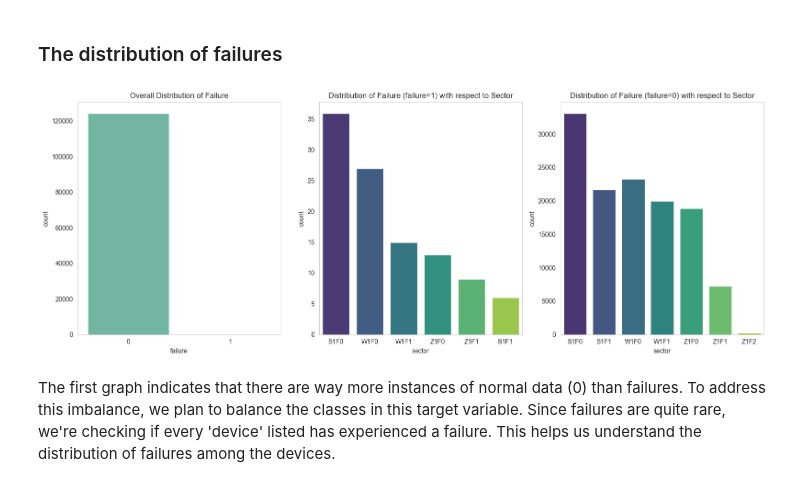
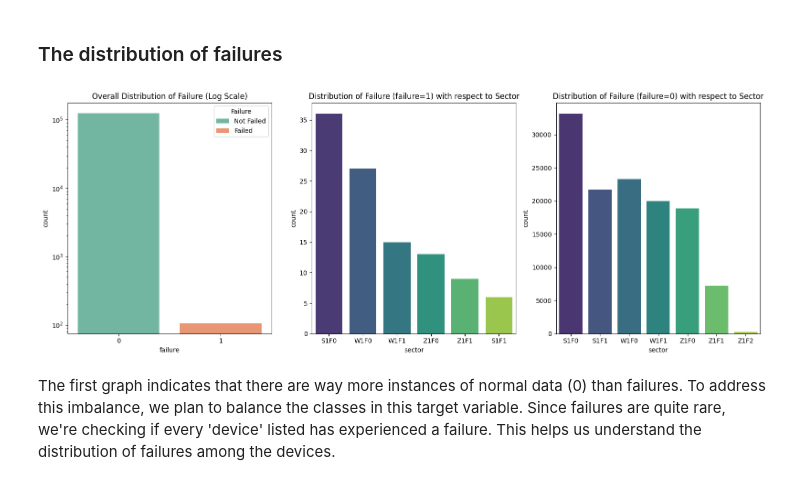
Before and after one commit to mona-shiri/Supply_Chain, a Jupyter notebook: Manufacturing.ipynb, the cells around one changed output. Cells and saved outputs as stored; diff of their text form; code cells hidden in the pictures.

```diff
--- a/Manufacturing.ipynb
+++ b/Manufacturing.ipynb
@@ -220,28 +220,34 @@ dtype: int64
 # %%
 plt.figure(figsize=(16, 6))
 
 # Overal distribution of failure
+'''plt.subplot(1, 3, 1)
+sns.countplot(x='failure', data=df_devices, palette='Set2')
+plt.title('Overall Distribution of Failure')'''
 plt.subplot(1, 3, 1)
 sns.countplot(x='failure', data=df_devices, palette='Set2')
-plt.title('Overall Distribution of Failure')
+plt.yscale('log')  # Set the y-axis to a logarithmic scale
+plt.title('Overall Distribution of Failure (Log Scale)')
+plt.legend(title='Failure', labels={'Not Failed': 0, 'Failed': 1})
+
 
 # Plot the distribution of 'failure' with respect to 'device' for failure=1
 plt.subplot(1, 3, 2)
 sns.countplot(x="sector", data=df_devices.loc[df_devices["failure"] == 1], palette='viridis')
 plt.title('Distribution of Failure (failure=1) with respect to Sector')
 
 # Plot the distribution of 'failure' with respect to 'device' for failure=0
 plt.subplot(1, 3, 3)
 sns.countplot(x="sector", data=df_devices.loc[df_devices["failure"] == 0], palette='viridis')
 plt.title('Distribution of Failure (failure=0) with respect to Sector')
 
 # Adjust layout for better spacing
 plt.tight_layout()
 
 # Show the plots
 plt.show()
 # %% [output]
-[figure, old version]
+[figure, new version]
 # %% [markdown]
 The first graph indicates that there are way more instances of normal data (0) than failures. To address this imbalance, we plan to balance the classes in this target variable.
 Since failures are quite rare, we're checking if every 'device' listed has experienced a failure. This helps us understand the distribution of failures among the devices.
```
Also changed, not shown: parts of 21 cells of this notebook, 1 other file.
